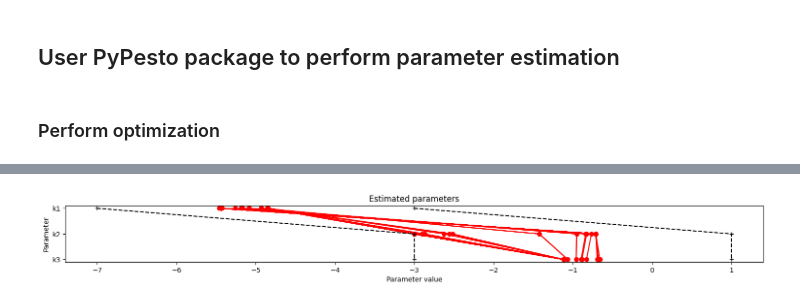
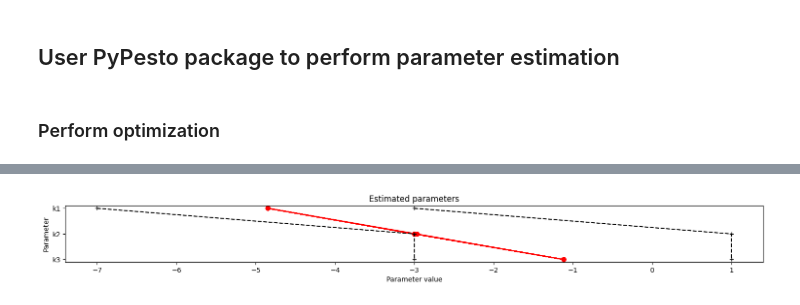
Before and after one commit to jrfaeder/RBM_Intro_BioNetGen, a Jupyter notebook: fit_data.ipynb, the cells around one changed output, grey strips where cells are left out. Saved outputs shown, nothing was run; the diff lists cells and outputs as text; code cells hidden in the pictures.

```diff
--- a/fit_data.ipynb
+++ b/fit_data.ipynb
@@ -90,7 +90,7 @@ _=pypesto.visualize.waterfall(result,offset_y=0,scale_y='log10')
 # %%
-_=visualize.parameters(result,start_indices=45)
+_=visualize.parameters(result,start_indices=15)
 # %% [output]
-[figure, old version]
+[figure, new version]
 # %%
 popt= 10**result.optimize_result.list[0]['x']
 plot_comparison(popt)
```
Also changed, not shown: parts of 3 cells of this notebook, 15 other files.
